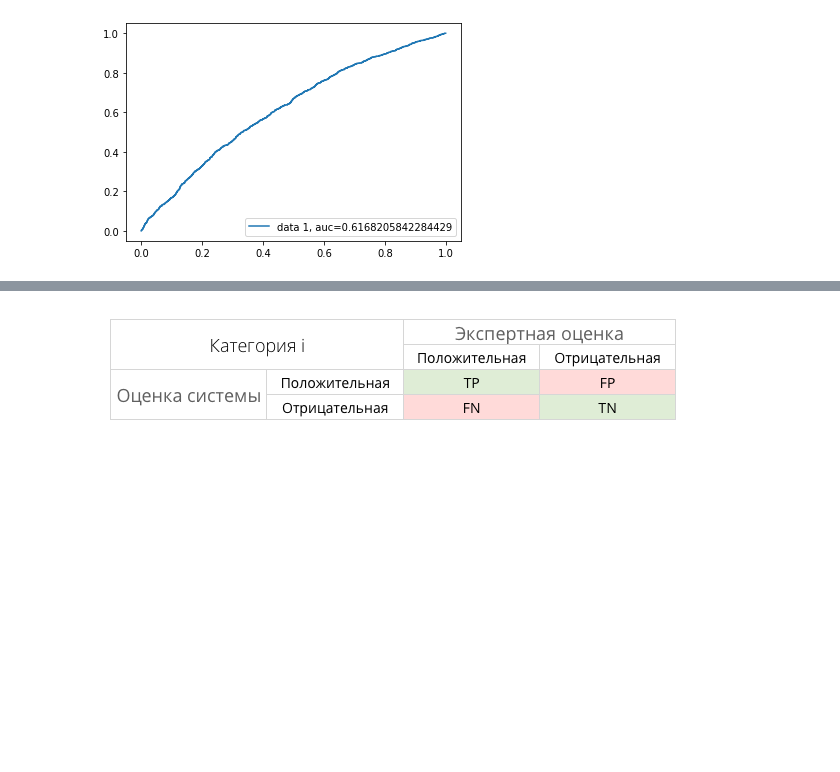
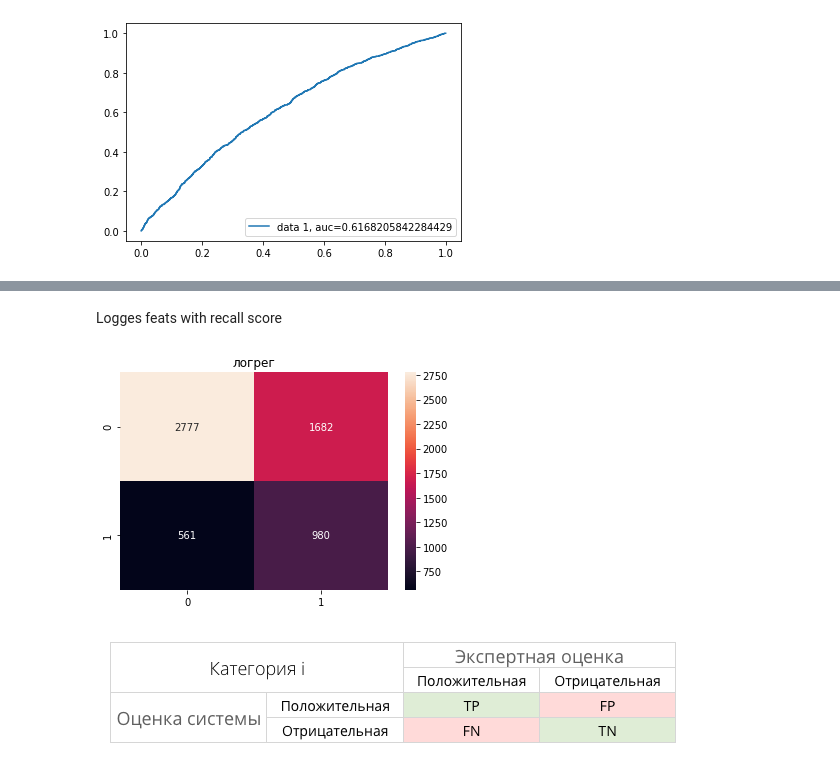
Before and after one commit to maximenkooo/ChurnPrediction, a Jupyter notebook: ChurnPrediction.ipynb, the cells around one changed output, grey strips where cells are left out. Drawn from its saved outputs; the diff is of its cells as text; code cells hidden in the pictures; blank space fills up the shorter version.

```diff
--- a/ChurnPrediction.ipynb
+++ b/ChurnPrediction.ipynb
@@ -415,3 +386,9 @@ GridSearchCV(cv=5, error_score=nan,
+# %% [markdown]
+Logges feats with recall score
+# %%
+plot_conf_matrix(log_X,y,best_clf.best_params_['classifier'],'логрег')
+# %% [output]
+[figure, added]
 # %%
 Image(filename='table.png')
 # %% [output]
```
Also changed, not shown: parts of 50 cells of this notebook.
